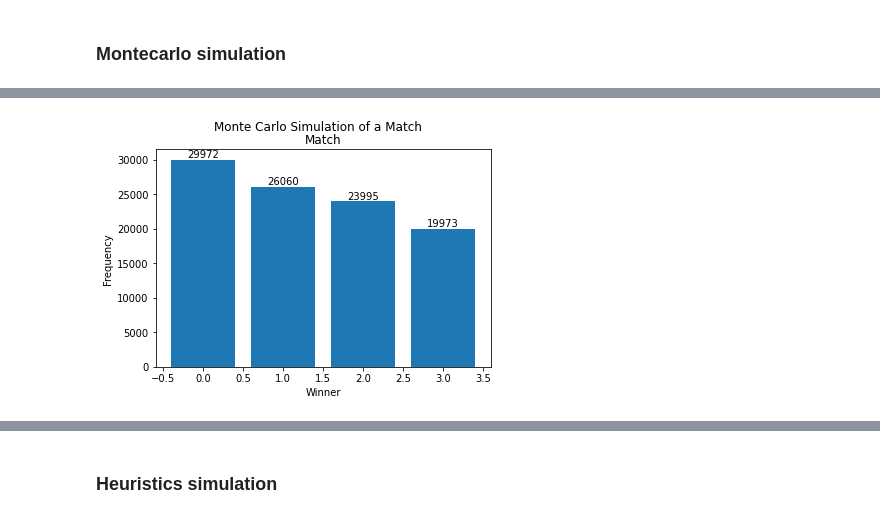
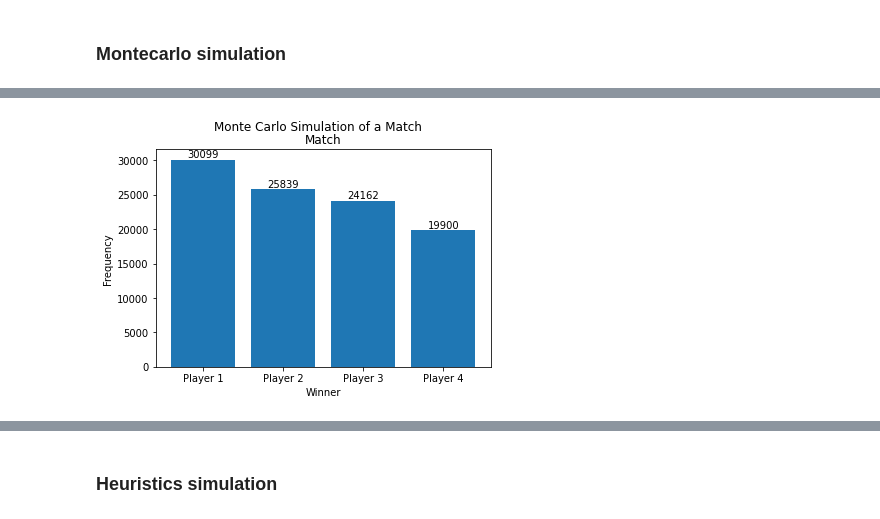
Before and after one commit to Rishi-Bidani/FIT3139, a Jupyter notebook: finalproject/assignment.ipynb, the cells around one changed output, grey strips where cells are left out. Saved outputs shown, nothing was run; the diff lists cells and outputs as text; code cells hidden in the pictures.

```diff
--- a/finalproject/assignment.ipynb
+++ b/finalproject/assignment.ipynb
@@ -488,43 +506,34 @@ plot_monte_carlo_simulation(player1, player2, lambda x, y, z: _monte_carlo_match
 # %%
 # showing that serve + return / 2 gives apprxiately the same result
 players = np.array([
-    Player(0.7, 0.8),
-    Player(0.9, 0.4),
-    Player(0.6, 0.6),
-    Player(0.5, 0.5),
+    Player(0.7, 0.8, name="Player 1"),
+    Player(0.9, 0.4, name="Player 2"),
+    Player(0.6, 0.6, name="Player 3"),
+    Player(0.5, 0.5, name="Player 4"),
 ])
-# put in player names
-for i, player in enumerate(players):
-    player.name = f"Player {i+1}"
 
+player_skill_level = [((p.Serve + p.Return) / 2) for p in players]
 
-players = {
-    f"Player {i+1}": player for i, player in enumerate(players)
+p=proportional_scaling(player_skill_level)
+sims=100000
+winners = {
+    p.name: 0 for p in players
 }
 
-player_skill_level = np.vectorize(lambda x: (x.Serve + x.Return) / 2)(players)
-p=proportional_scaling(player_skill_level)
-sims=100000
-winners = np.zeros(sims)
-
 for i in range(sims):
-    winner = np.random.choice(range(len(players)), p=p)
-    winners[i] = winner
-
-# change winners keys to player number
-unique, counts = np.unique(winners, return_counts=True)
-winners = dict(zip(unique, counts))
+    winner = players[np.random.choice(range(len(players)), p=p)]
+    winners[winner.name] += 1
 
 fig, ax = plt.subplots()
 fig.suptitle("Monte Carlo Simulation of a Match")
 ax.bar(winners.keys(), winners.values())
 ax.bar_label(ax.containers[0])
 ax.set_title("Match")
 ax.set_xlabel("Winner")
 ax.set_ylabel("Frequency")
 plt.show()
 # %% [output]
-[figure, old version]
+[figure, new version]
 # %%
 # Montecarlo simulation
 # let the skill level of the players be server + return / 2
```
Also changed, not shown: parts of 16 cells of this notebook, 6 other files.
